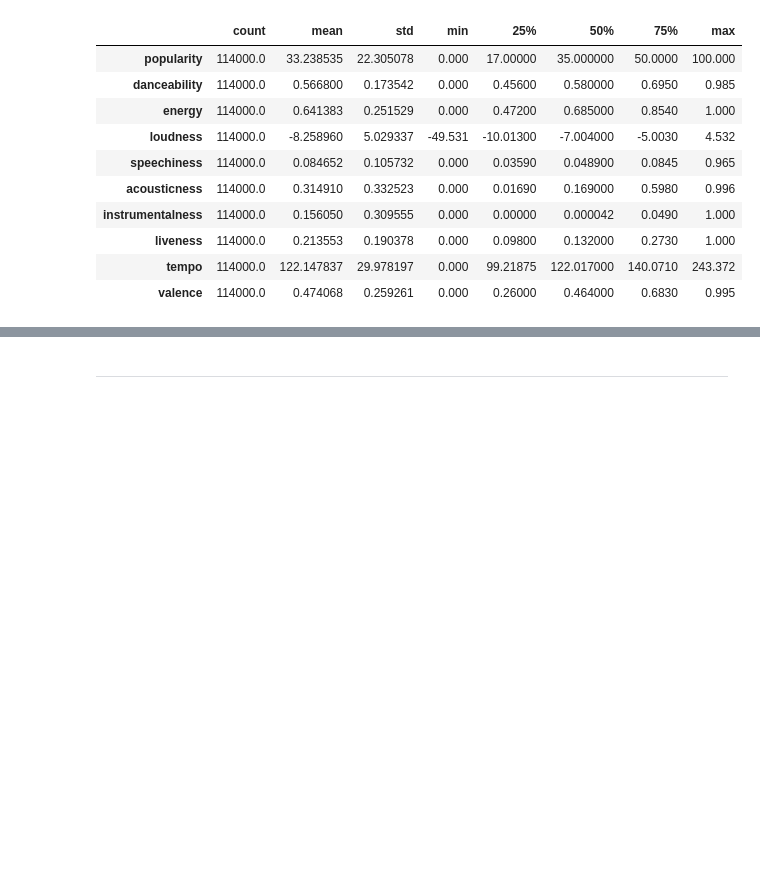
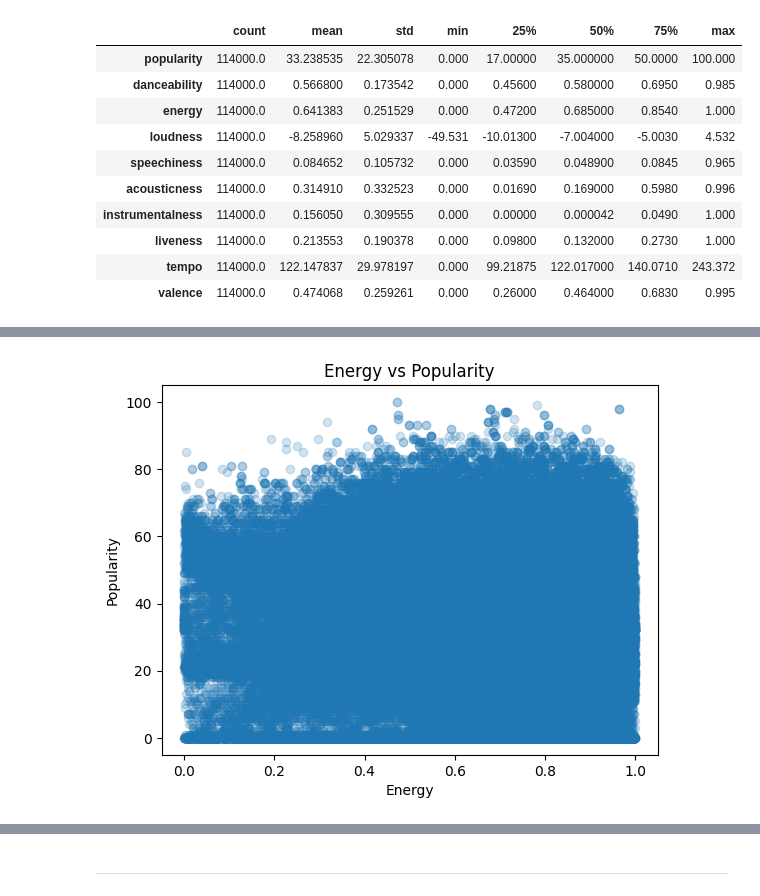
Before and after one commit to priyanatt/spotify-popularity-analysis, a Jupyter notebook: jupyter_notebooks/Data_Preparation_&_Exploration.ipynb, the cells around one changed output, grey strips where cells are left out. Cells and saved outputs as stored; diff of their text form; code cells hidden in the pictures; blank space fills up the shorter version.

```diff
--- a/jupyter_notebooks/Data_Preparation_&_Exploration.ipynb
+++ b/jupyter_notebooks/Data_Preparation_&_Exploration.ipynb
@@ -424,0 +462,9 @@ df.describe(include="all").T
+# %%
+plt.figure()
+plt.scatter(df["energy"], df["popularity"], alpha=0.2)
+plt.title("Energy vs Popularity")
+plt.xlabel("Energy")
+plt.ylabel("Popularity")
+plt.show()
+# %% [output]
+[figure, added]
```
Also changed, not shown: parts of 16 cells of this notebook, 2 other files.
